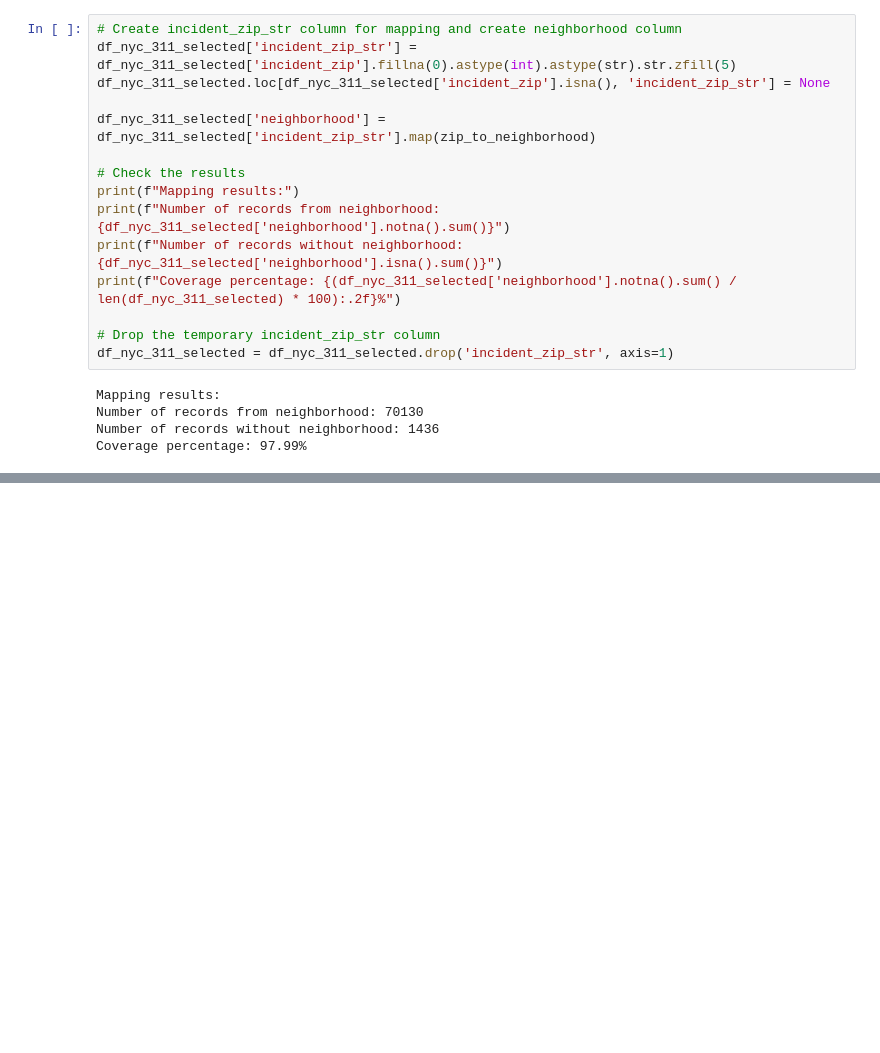
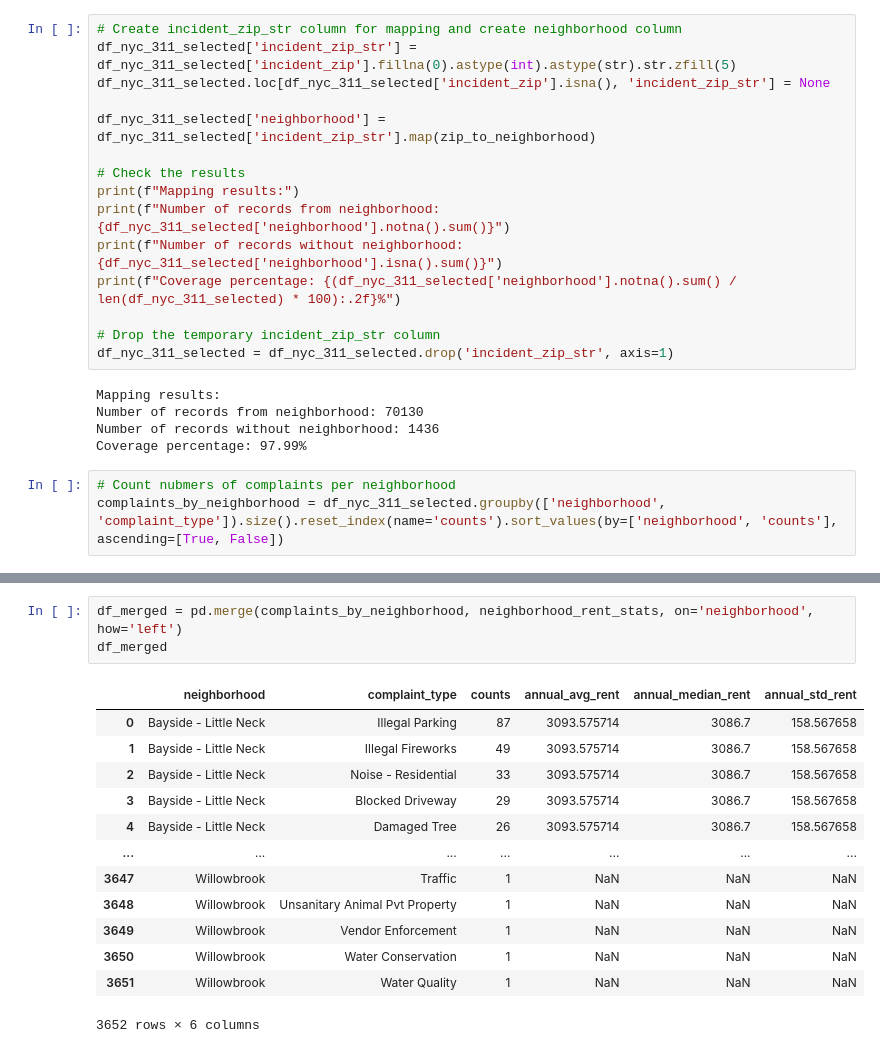
Before and after one commit to mikeandrusyak/DAW_NYC_data, a Jupyter notebook: general_data_wragling.ipynb, the cells around one changed output, grey strips where cells are left out. Cells and saved outputs as stored; diff of their text form; blank space fills up the shorter version.

```diff
--- a/general_data_wragling.ipynb
+++ b/general_data_wragling.ipynb
@@ -192,3 +192,6 @@ Mapping results:
 Number of records from neighborhood: 70130
 Number of records without neighborhood: 1436
 Coverage percentage: 97.99%
+# %%
+# Count nubmers of complaints per neighborhood
+complaints_by_neighborhood = df_nyc_311_selected.groupby(['neighborhood', 'complaint_type']).size().reset_index(name='counts').sort_values(by=['neighborhood', 'counts'], ascending=[True, False])
@@ -194,0 +246,17 @@ Coverage percentage: 97.99%
+# %%
+df_merged = pd.merge(complaints_by_neighborhood, neighborhood_rent_stats, on='neighborhood', how='left')
+df_merged
+# %% [output]
+|  | neighborhood | complaint_type | counts | annual_avg_rent | annual_median_rent | annual_std_rent |
+| 0 | Bayside - Little Neck | Illegal Parking | 87 | 3093.575714 | 3086.7 | 158.567658 |
+| 1 | Bayside - Little Neck | Illegal Fireworks | 49 | 3093.575714 | 3086.7 | 158.567658 |
+| 2 | Bayside - Little Neck | Noise - Residential | 33 | 3093.575714 | 3086.7 | 158.567658 |
+| 3 | Bayside - Little Neck | Blocked Driveway | 29 | 3093.575714 | 3086.7 | 158.567658 |
+| 4 | Bayside - Little Neck | Damaged Tree | 26 | 3093.575714 | 3086.7 | 158.567658 |
+| ... | ... | ... | ... | ... | ... | ... |
+| 3647 | Willowbrook | Traffic | 1 | NaN | NaN | NaN |
+| 3648 | Willowbrook | Unsanitary Animal Pvt Property | 1 | NaN | NaN | NaN |
+| 3649 | Willowbrook | Vendor Enforcement | 1 | NaN | NaN | NaN |
+| 3650 | Willowbrook | Water Conservation | 1 | NaN | NaN | NaN |
+| 3651 | Willowbrook | Water Quality | 1 | NaN | NaN | NaN |
+3652 rows × 6 columns
```
Also changed, not shown: parts of 6 cells of this notebook, 1 other file.
